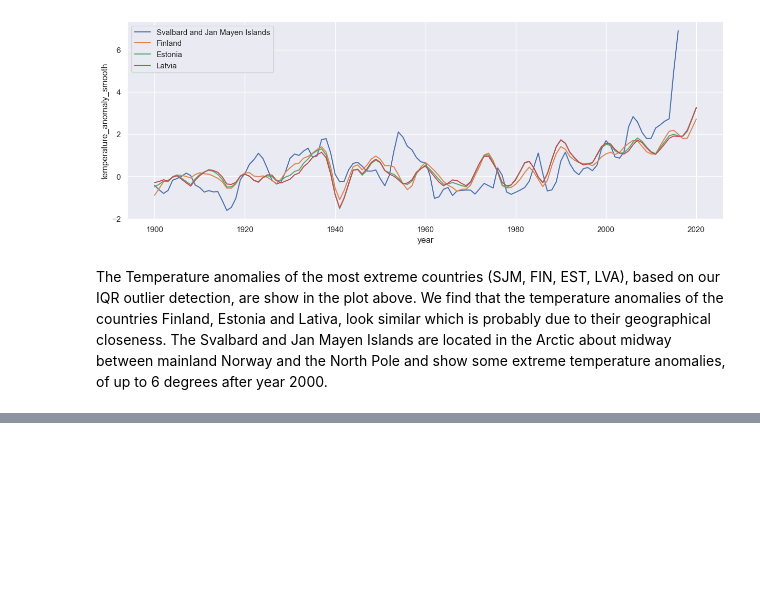
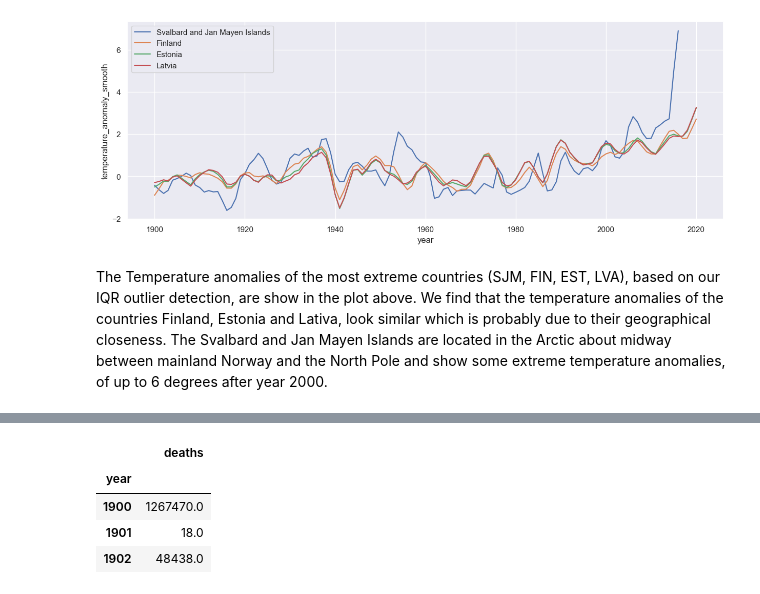
Before and after one commit to lukiwieser/natural-disasters-and-climate-change, a Jupyter notebook: temp-analysis.ipynb, the cells around one changed output, grey strips where cells are left out. Saved outputs shown, nothing was run; the diff lists cells and outputs as text; code cells hidden in the pictures; blank space fills up the shorter version.

```diff
--- a/temp-analysis.ipynb
+++ b/temp-analysis.ipynb
@@ -244,0 +258,9 @@ The Temperature anomalies of the most extreme countries (SJM, FIN, EST, LVA), ba
+# %%
+dis_global_deaths_yearly = dis_all[['year', 'deaths']].groupby('year').agg('sum')
+dis_global_deaths_yearly.head(3)
+# %% [output]
+|  | deaths |
+| year |  |
+| 1900 | 1267470.0 |
+| 1901 | 18.0 |
+| 1902 | 48438.0 |
```
Also changed, not shown: parts of 7 cells of this notebook.
